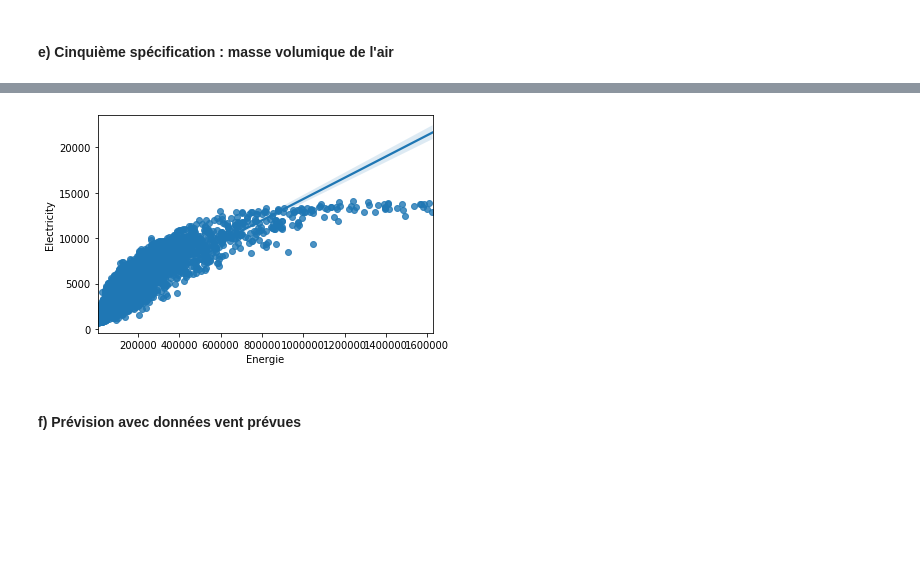
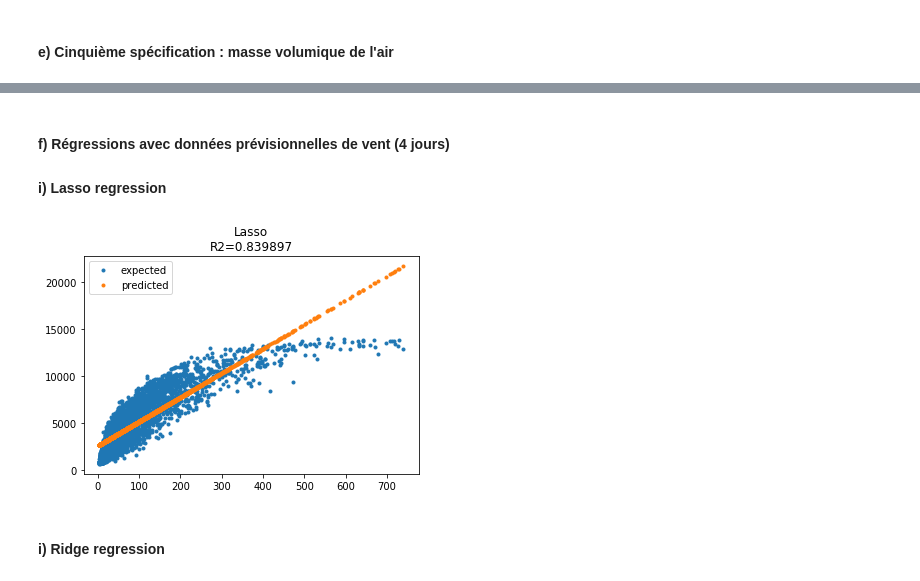
Before and after one commit to Basso42/Production-eolienne-ENSAE, a Jupyter notebook: Modélisation.ipynb, the cells around one changed output, grey strips where cells are left out. Saved outputs shown, nothing was run; the diff lists cells and outputs as text; code cells hidden in the pictures; blank space fills up the shorter version.

```diff
--- a/Modélisation.ipynb
+++ b/Modélisation.ipynb
@@ -518,6 +466,20 @@ strong multicollinearity or other numerical problems.
-# %%
-plot = plot_linear_regression(data, "Electricity", "Energie")
-# %% [output]
-[figure, removed]
 # %% [markdown]
-#### **f) Prévision avec données vent prévues**
+#### **f) Régressions avec données prévisionnelles de vent (4 jours)**
+
+#### **i) Lasso regression**
+# %%
+from sklearn.linear_model import Lasso
+lasso_reg = Lasso()
+lasso_reg.fit(X, y)
+y_pred_lasso = lasso_reg.predict(X)
+# %%
+fig, lasso = plt.subplots(1, 1)
+lasso.plot(X, y, ".", label="expected")
+lasso.plot(X, y_pred_lasso, ".", label="predicted")
+lasso.legend()
+r2_lasso = r2_score(y, y_pred_lasso)
+lasso.set_title("Lasso\nR2=%f" % r2);
+# %% [output]
+[figure, added]
+# %% [markdown]
+#### **i) Ridge regression**
```
Also changed, not shown: parts of 14 cells of this notebook.
